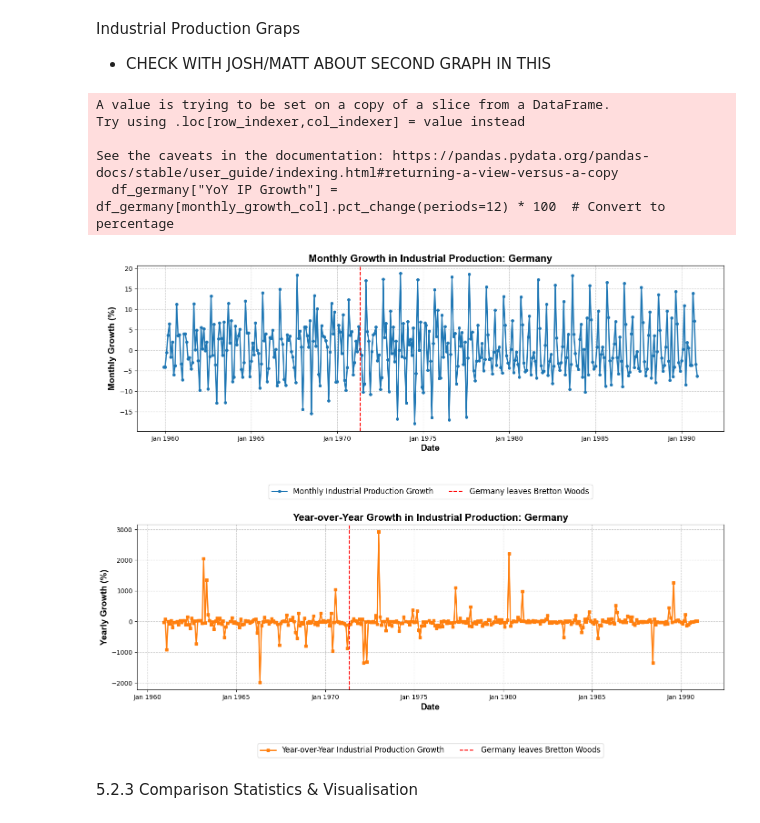
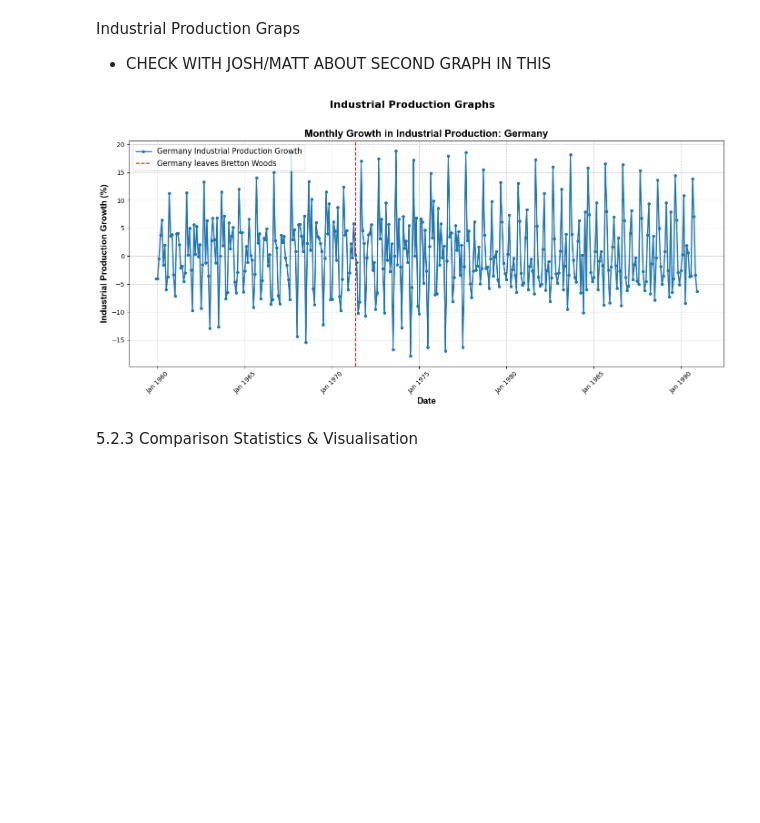
Before and after one commit to thoomkuzhymatthew/EC1B1_group28, a Jupyter notebook: code/Section_5.ipynb, the cells around one changed output. Saved outputs shown, nothing was run; the diff lists cells and outputs as text; code cells hidden in the pictures; blank space fills up the shorter version.

```diff
--- a/code/Section_5.ipynb
+++ b/code/Section_5.ipynb
@@ -218,70 +360,53 @@ Industrial Production Graps
 # %%
 import pandas as pd
 import matplotlib.pyplot as plt
 import matplotlib.dates as mdates
 
 # Load the data
 df = pd.read_excel("../data/final_df.xlsx")
 
 # Convert 'Time' column to datetime format
 df["Time"] = pd.to_datetime(df["Time"], errors="coerce")
 
 # Filter the data for Germany
 df_germany = df[df["Country"] == "Germany"]
 
-# Define the columns
-monthly_growth_col = "German Monthly IP Growth"
+# Define the column for monthly industrial production growth
+industrial_production_column = "German Monthly IP Growth"
 
-# Calculate Year-over-Year (YoY) Growth
-df_germany["YoY IP Growth"] = df_germany[monthly_growth_col].pct_change(periods=12) * 100  # Convert to percentage
+# Create the figure and axis for the plot
+fig, ax = plt.subplots(figsize=(14, 7))
 
-# Create figure with two separate subplots
-fig, axes = plt.subplots(nrows=2, ncols=1, figsize=(14, 12), sharex=False)
+# Plot Germany's industrial production growth
+ax.plot(df_germany["Time"], df_germany[industrial_production_column], label="Germany Industrial Production Growth", color="#1f77b4", linewidth=2, marker="o", markersize=4)
 
-# ---- Plot 1: Monthly Growth in Industrial Production ----
-axes[0].plot(df_germany["Time"], df_germany[monthly_growth_col], label="Monthly Industrial Production Growth",
-             color="#1f77b4", linewidth=2, marker="o", markersize=4)
+# Add vertical red line marking Germany's exit from Bretton Woods (May 1971)
+ax.axvline(pd.to_datetime("1971-05-10"), color="red", linestyle="--", linewidth=1.5, label="Germany leaves Bretton Woods")
 
-axes[0].axvline(pd.to_datetime("1971-05-10"), color="red", linestyle="--", linewidth=1.5, label="Germany leaves Bretton Woods")
+# Set labels and title
+ax.set_xlabel("Date", fontsize=14, fontweight='bold', family='Arial')
+ax.set_ylabel("Industrial Production Growth (%)", fontsize=14, fontweight='bold', family='Arial')
+ax.set_title("Monthly Growth in Industrial Production: Germany", fontsize=16, fontweight='bold', family='Arial')
 
-axes[0].set_xlabel("Date", fontsize=14, fontweight='bold', family='Arial')
-axes[0].set_ylabel("Monthly Growth (%)", fontsize=14, fontweight='bold', family='Arial')
-axes[0].set_title("Monthly Growth in Industrial Production: Germany", fontsize=16, fontweight='bold', family='Arial')
+# Grid and legend
+ax.grid(True, linestyle="--", alpha=0.7)
+ax.legend(fontsize=12, loc='upper left')
 
-axes[0].grid(True, linestyle="--", alpha=0.7)
-axes[0].xaxis.set_major_locator(mdates.YearLocator(5))
-axes[0].xaxis.set_major_formatter(mdates.DateFormatter("%b %Y"))
+# Set x-axis to show yearly ticks, format the dates
+ax.xaxis.set_major_locator(mdates.YearLocator(5))
+ax.xaxis.set_major_formatter(mdates.DateFormatter("%b %Y"))
+ax.tick_params(axis='x', rotation=45, labelsize=10)
 
-# Legend below the first graph
-axes[0].legend(fontsize=12, loc='upper center', bbox_to_anchor=(0.5, -0.3), ncol=2)
+# Add the overall title for industrial production section
+fig.suptitle("Industrial Production Graphs", fontsize=16, fontweight='bold')
 
-# ---- Plot 2: Year-over-Year Growth in Industrial Production ----
-axes[1].plot(df_germany["Time"], df_germany["YoY IP Growth"], label="Year-over-Year Industrial Production Growth",
-             color="#ff7f0e", linewidth=2, marker="s", markersize=4)
+# Tight layout for better spacing
+plt.tight_layout(rect=[0, 0, 1, 0.96])
 
-axes[1].axvline(pd.to_datetime("1971-05-10"), color="red", linestyle="--", linewidth=1.5, label="Germany leaves Bretton Woods")
-
-axes[1].set_xlabel("Date", fontsize=14, fontweight='bold', family='Arial')
-axes[1].set_ylabel("Yearly Growth (%)", fontsize=14, fontweight='bold', family='Arial')
-axes[1].set_title("Year-over-Year Growth in Industrial Production: Germany", fontsize=16, fontweight='bold', family='Arial')
-
-axes[1].grid(True, linestyle="--", alpha=0.7)
-axes[1].xaxis.set_major_locator(mdates.YearLocator(5))
-axes[1].xaxis.set_major_formatter(mdates.DateFormatter("%b %Y"))
-
-# Legend below the second graph
-axes[1].legend(fontsize=12, loc='upper center', bbox_to_anchor=(0.5, -0.3), ncol=2)
-
-# Adjust layout and show plot
-plt.tight_layout(rect=[0, 0, 1, 0.96])
+# Show plot
 plt.show()
 # %% [output]
-A value is trying to be set on a copy of a slice from a DataFrame.
-Try using .loc[row_indexer,col_indexer] = value instead
-
-See the caveats in the documentation: https://pandas.pydata.org/pandas-docs/stable/user_guide/indexing.html#returning-a-view-versus-a-copy
-  df_germany["YoY IP Growth"] = df_germany[monthly_growth_col].pct_change(periods=12) * 100  # Convert to percentage
-[figure, old version]
+[figure, new version]
 # %% [markdown]
 5.2.3 Comparison Statistics & Visualisation
 # %%
```
Also changed, not shown: parts of 9 cells of this notebook, 1 other file.
